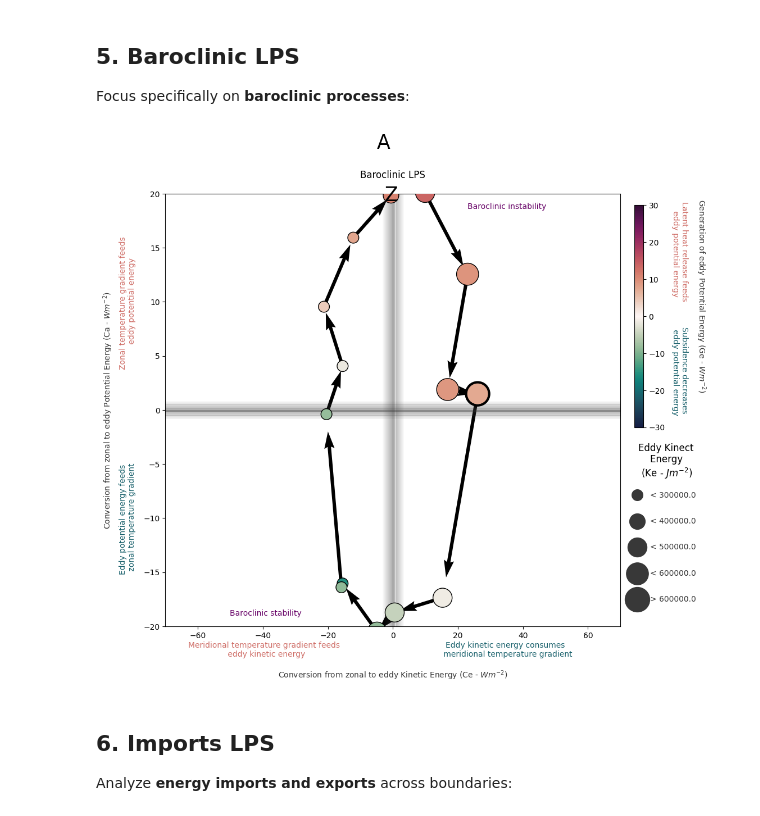
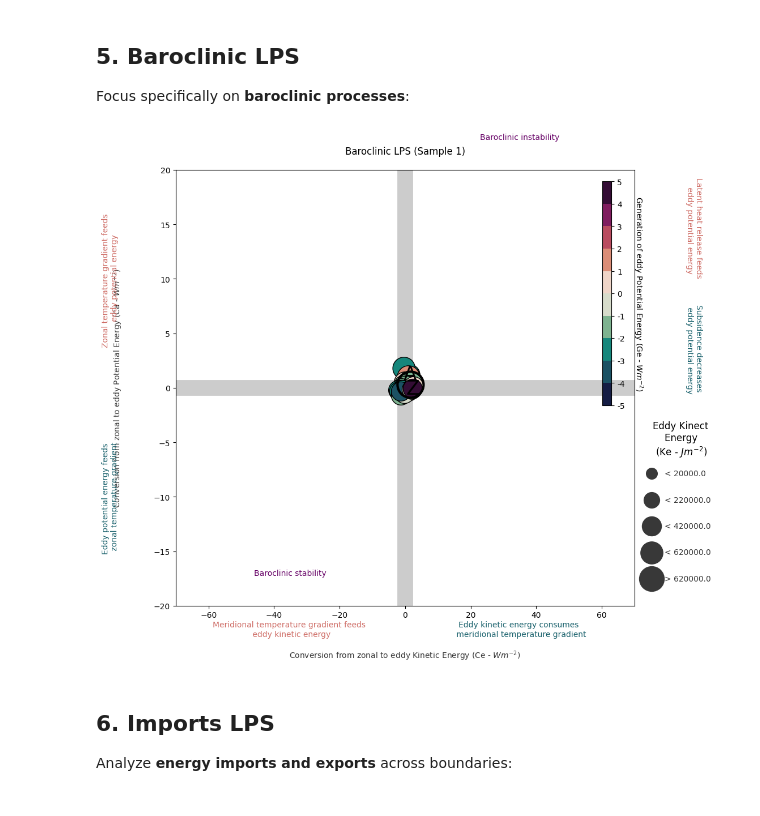
Before and after one commit to daniloceano/lorenz_phase_space, a Jupyter notebook: docs/example_usage.ipynb, the cells around one changed output. Cells and saved outputs as stored; diff of their text form; code cells hidden in the pictures.

```diff
--- a/docs/example_usage.ipynb
+++ b/docs/example_usage.ipynb
@@ -174,28 +248,21 @@ plt.show()
 
 Focus specifically on **baroclinic processes**:
 # %%
-# Create baroclinic-specific data
-data_baro = pd.DataFrame({
-    'Ce': 25 * np.sin(t) + 4 * np.random.randn(n_points),  # Zonal to eddy KE conversion
-    'Ca': 20 * np.cos(t) + 3 * np.random.randn(n_points),  # Zonal to eddy APE conversion
-    'Ge': 12 * np.sin(t + np.pi/3) + 2 * np.random.randn(n_points),
-    'Ke': 3.5e5 + 2e5 * np.sin(t) + 0.5e5 * np.random.randn(n_points)
-})
-
+# Use real data for baroclinic LPS (Ce instead of Ck)
 # Create Baroclinic LPS
 lps_baro = Visualizer(LPS_type='baroclinic', zoom=False)
 
 lps_baro.plot_data(
-    x_axis=data_baro['Ce'],
-    y_axis=data_baro['Ca'],
-    marker_color=data_baro['Ge'],
-    marker_size=data_baro['Ke']
+    x_axis=data['Ce'],
+    y_axis=data['Ca'],
+    marker_color=data['Ge'],
+    marker_size=data['Ke']
 )
 
-plt.title('Baroclinic LPS', pad=20)
+plt.title('Baroclinic LPS (Sample 1)', pad=20)
 plt.show()
 # %% [output]
-[figure, old version]
+[figure, new version]
 # %% [markdown]
 ## 6. Imports LPS
 
```
Also changed, not shown: parts of 17 cells of this notebook, 9 other files.
